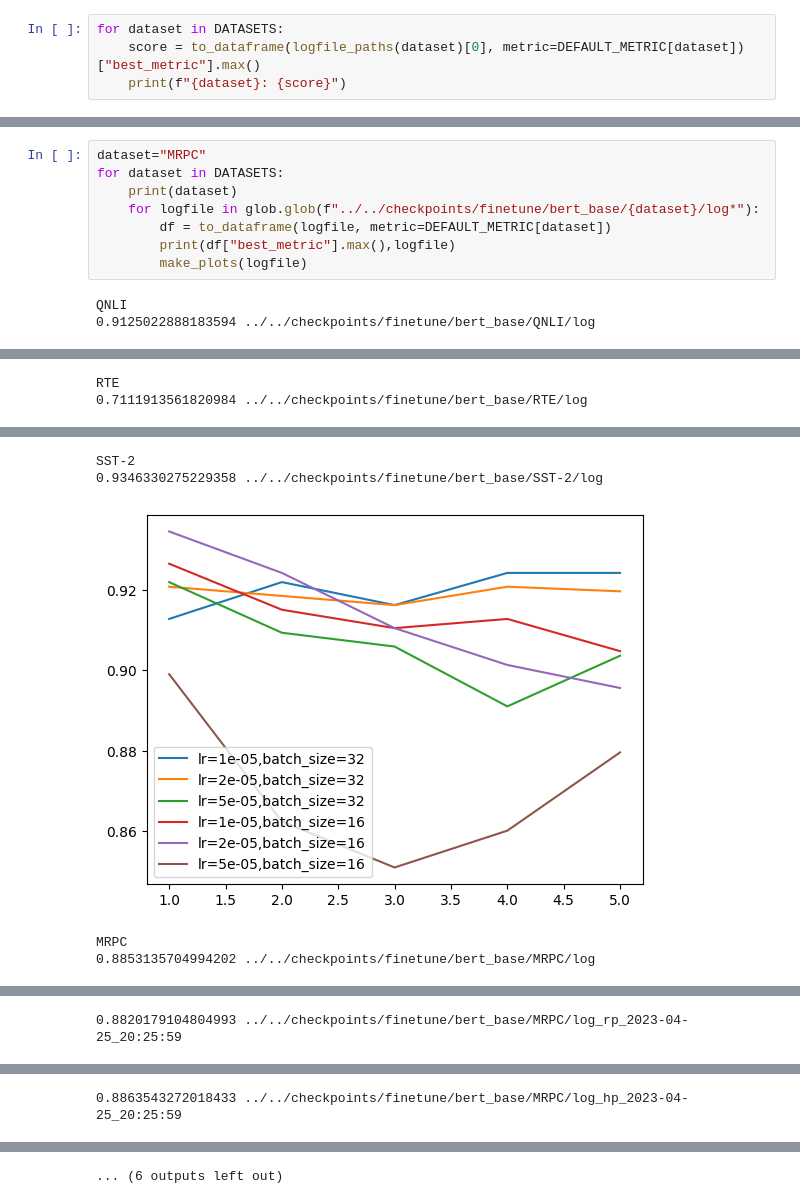
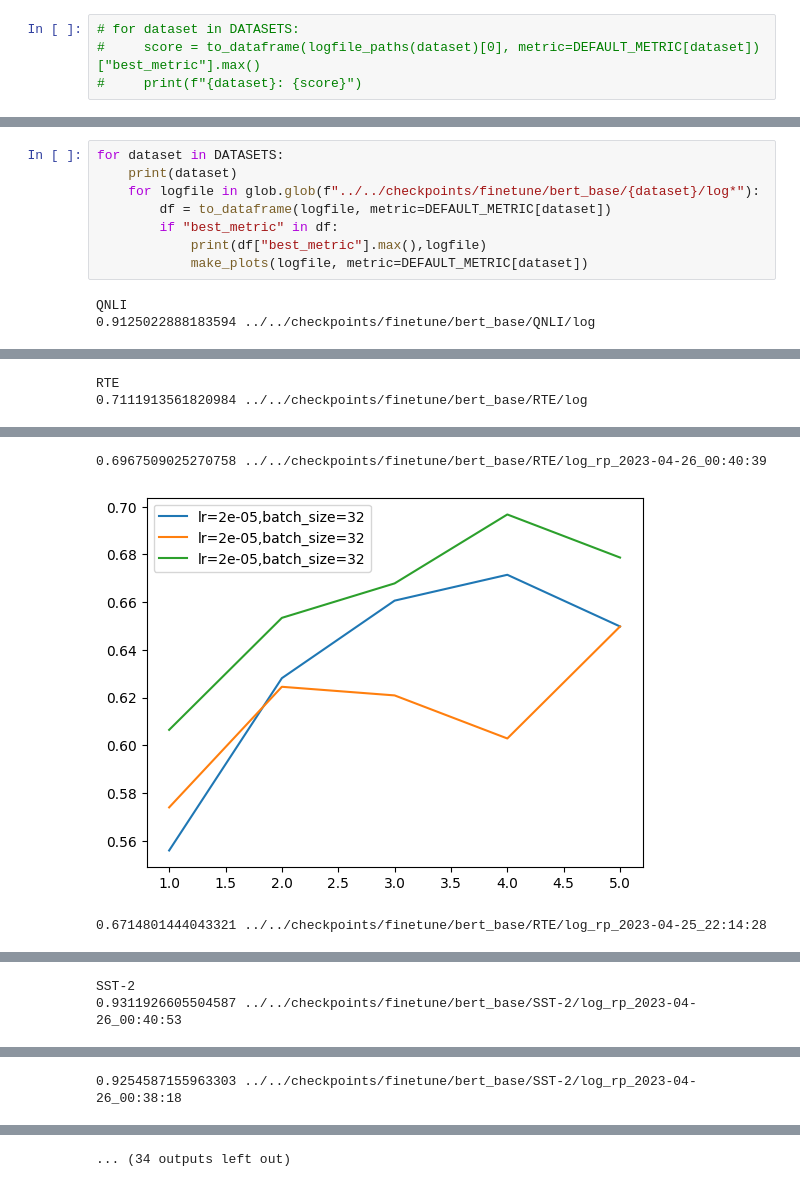
Before and after one commit to Istlemin/knowledge-distillation-transformers, a Jupyter notebook: process_results/finetuning.ipynb, the cells around one changed output, grey strips where cells are left out. Drawn from its saved outputs; the diff is of its cells as text.

```diff
--- a/process_results/finetuning.ipynb
+++ b/process_results/finetuning.ipynb
@@ -18,6 +18,6 @@ def logfile_paths(dataset):
 #         df = to_dataframe(logfile, metric=DEFAULT_METRIC[dataset])
 #         plot_heatmap(df)
 # %%
-for dataset in DATASETS:
-    score = to_dataframe(logfile_paths(dataset)[0], metric=DEFAULT_METRIC[dataset])["best_metric"].max()
-    print(f"{dataset}: {score}")
+# for dataset in DATASETS:
+#     score = to_dataframe(logfile_paths(dataset)[0], metric=DEFAULT_METRIC[dataset])["best_metric"].max()
+#     print(f"{dataset}: {score}")
@@ -32,20 +24,18 @@ CoLA: 0.5942589044570923
 # %%
-dataset="MRPC"
 for dataset in DATASETS:
     print(dataset)
     for logfile in glob.glob(f"../../checkpoints/finetune/bert_base/{dataset}/log*"):
         df = to_dataframe(logfile, metric=DEFAULT_METRIC[dataset])
-        print(df["best_metric"].max(),logfile)
-        make_plots(logfile)
+        if "best_metric" in df:
+            print(df["best_metric"].max(),logfile)
+            make_plots(logfile, metric=DEFAULT_METRIC[dataset])
 # %% [output]
 QNLI
 0.9125022888183594 ../../checkpoints/finetune/bert_base/QNLI/log
 [figure]
 RTE
 0.7111913561820984 ../../checkpoints/finetune/bert_base/RTE/log
 [figure]
-SST-2
-0.9346330275229358 ../../checkpoints/finetune/bert_base/SST-2/log
+0.6967509025270758 ../../checkpoints/finetune/bert_base/RTE/log_rp_2023-04-26_00:40:39
-[figure, old version]
+[figure, new version]
-MRPC
-0.8853135704994202 ../../checkpoints/finetune/bert_base/MRPC/log
+0.6714801444043321 ../../checkpoints/finetune/bert_base/RTE/log_rp_2023-04-25_22:14:28
@@ -53 +43,2 @@ MRPC
-0.8820179104804993 ../../checkpoints/finetune/bert_base/MRPC/log_rp_2023-04-25_20:25:59
+SST-2
+0.9311926605504587 ../../checkpoints/finetune/bert_base/SST-2/log_rp_2023-04-26_00:40:53
@@ -55 +46 @@ MRPC
-0.8863543272018433 ../../checkpoints/finetune/bert_base/MRPC/log_hp_2023-04-25_20:25:59
+0.9254587155963303 ../../checkpoints/finetune/bert_base/SST-2/log_rp_2023-04-26_00:38:18
@@ -57 +48 @@ MRPC
-... (6 outputs left out)
+... (34 outputs left out)
```
Also changed, not shown: parts of 5 cells of this notebook, 9 other files.
